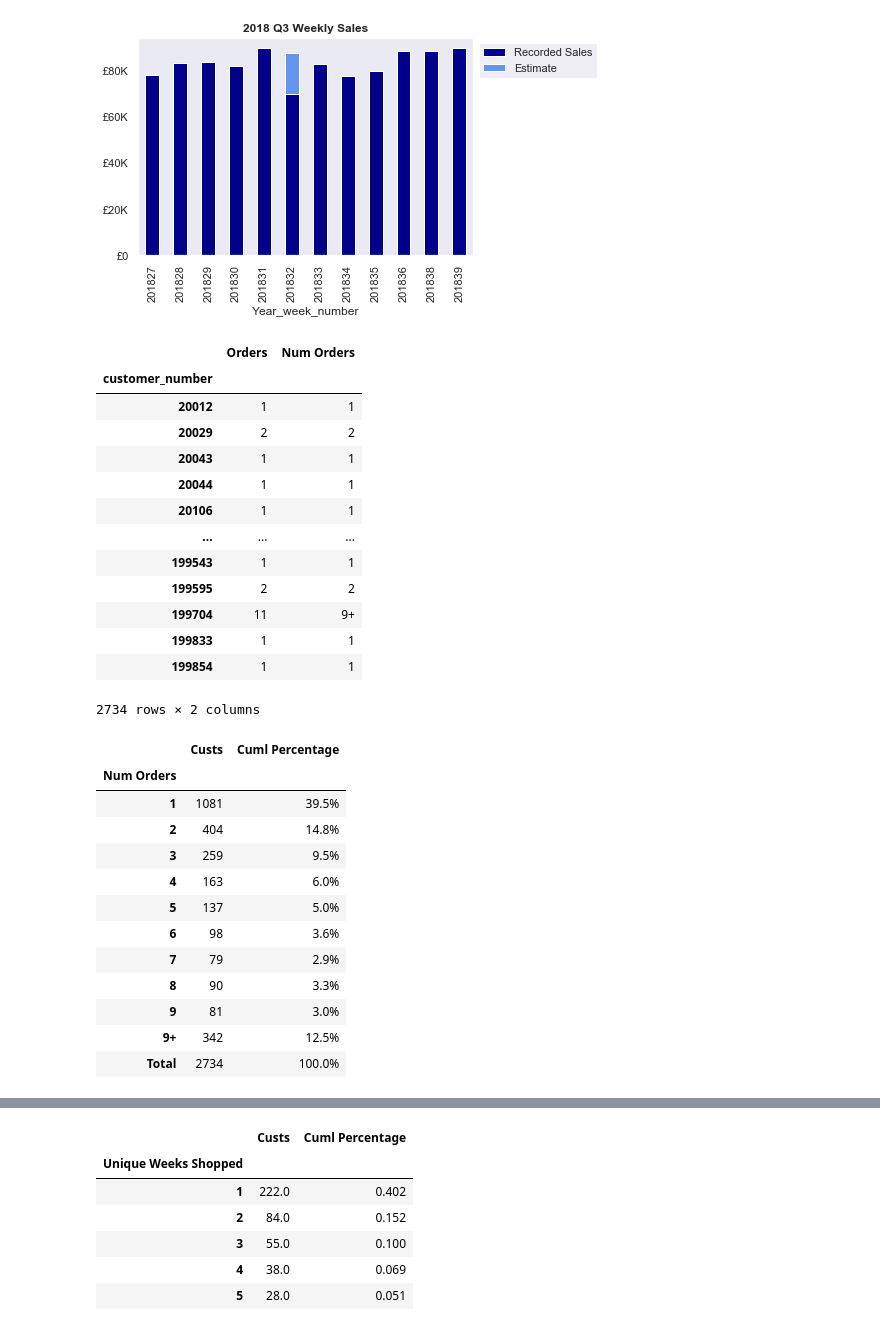
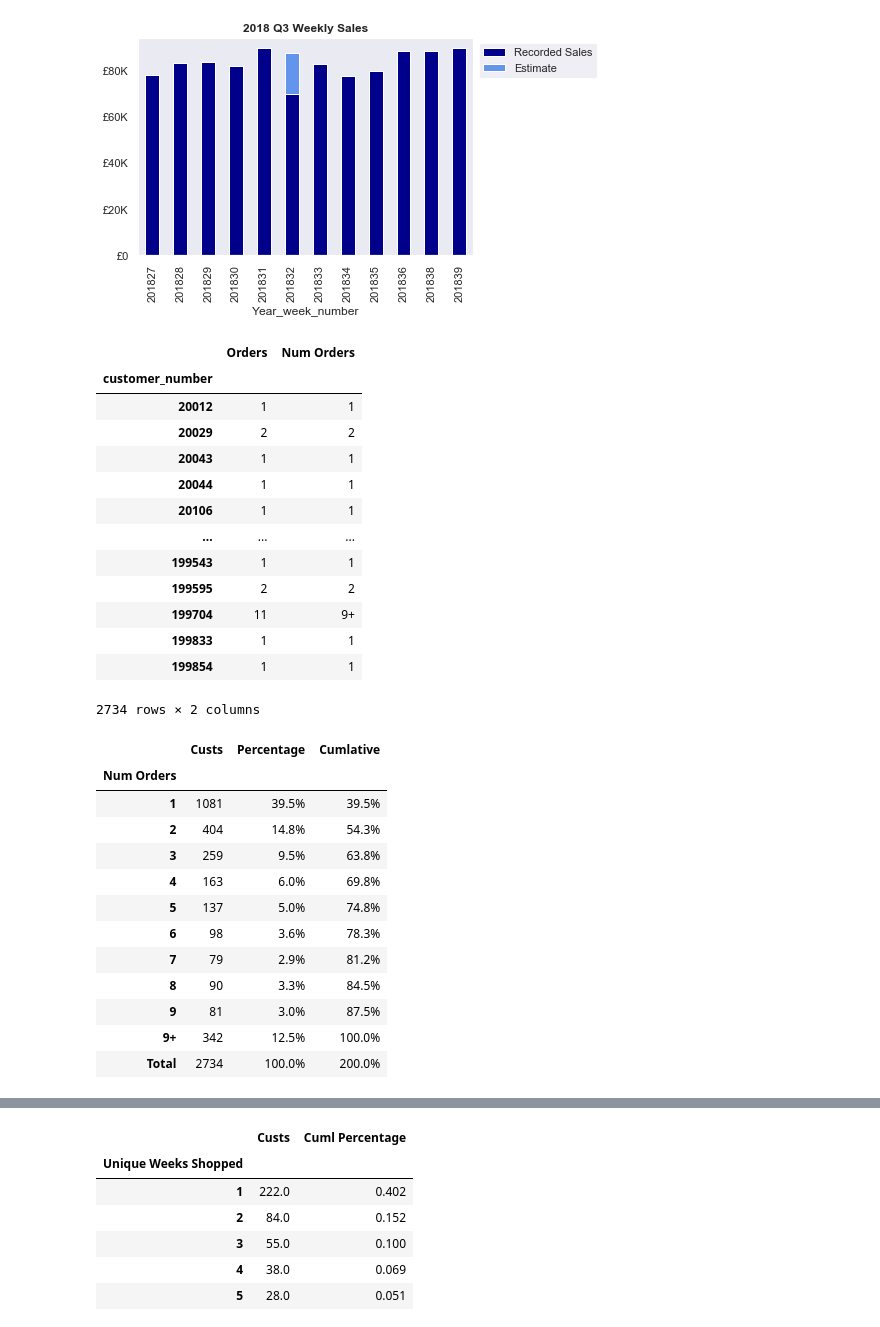
Before and after one commit to TG7789RR/TestModels, a Jupyter notebook: 2004phonecasestudy.ipynb, the cells around one changed output, grey strips where cells are left out. Saved outputs shown, nothing was run; the diff lists cells and outputs as text; code cells hidden in the pictures.

```diff
--- a/2004phonecasestudy.ipynb
+++ b/2004phonecasestudy.ipynb
@@ -524,49 +524,53 @@ display(weeksshopped)
 
 a = pd.DataFrame(weeksshopped.groupby(['Num Orders']).size())
 
 a.rename( columns={0:'Custs'}, inplace=True) #just cols
 
-a['Cuml Percentage'] = (a['Custs']/a['Custs'].sum())
-
+a['Percentage'] = (a['Custs']/a['Custs'].sum())
 a = a.append(a.sum().rename('Total'))
 
+a['Cumlative'] = a['Percentage'].cumsum()
+
+
 a['Custs'] = a['Custs'].astype(np.int)
-a['Cuml Percentage'] = a['Cuml Percentage'].apply("{:,.1%}".format)
+a['Percentage'] = a['Percentage'].apply("{:,.1%}".format)
+
+a['Cumlative'] = a['Cumlative'].apply("{:,.1%}".format)
 
 
 display(a)
 
 del weeksshopped,a
 
 #so the missing data will be significant here. Is this the same by region
 # %% [output]
 |  | Orders | Num Orders |
 | customer_number |  |  |
 | 20012 | 1 | 1 |
 | 20029 | 2 | 2 |
 | 20043 | 1 | 1 |
 | 20044 | 1 | 1 |
 | 20106 | 1 | 1 |
 | ... | ... | ... |
 | 199543 | 1 | 1 |
 | 199595 | 2 | 2 |
 | 199704 | 11 | 9+ |
 | 199833 | 1 | 1 |
 | 199854 | 1 | 1 |
 2734 rows × 2 columns
-|  | Custs | Cuml Percentage |
-| Num Orders |  |  |
-| 1 | 1081 | 39.5% |
-| 2 | 404 | 14.8% |
-| 3 | 259 | 9.5% |
-| 4 | 163 | 6.0% |
-| 5 | 137 | 5.0% |
-| 6 | 98 | 3.6% |
-| 7 | 79 | 2.9% |
-| 8 | 90 | 3.3% |
-| 9 | 81 | 3.0% |
-| 9+ | 342 | 12.5% |
-| Total | 2734 | 100.0% |
+|  | Custs | Percentage | Cumlative |
+| Num Orders |  |  |  |
+| 1 | 1081 | 39.5% | 39.5% |
+| 2 | 404 | 14.8% | 54.3% |
+| 3 | 259 | 9.5% | 63.8% |
+| 4 | 163 | 6.0% | 69.8% |
+| 5 | 137 | 5.0% | 74.8% |
+| 6 | 98 | 3.6% | 78.3% |
+| 7 | 79 | 2.9% | 81.2% |
+| 8 | 90 | 3.3% | 84.5% |
+| 9 | 81 | 3.0% | 87.5% |
+| 9+ | 342 | 12.5% | 100.0% |
+| Total | 2734 | 100.0% | 200.0% |
 # %%
 #get anyone who only shopped in wk32 and show by region
 
```
Also changed, not shown: parts of 17 cells of this notebook.
